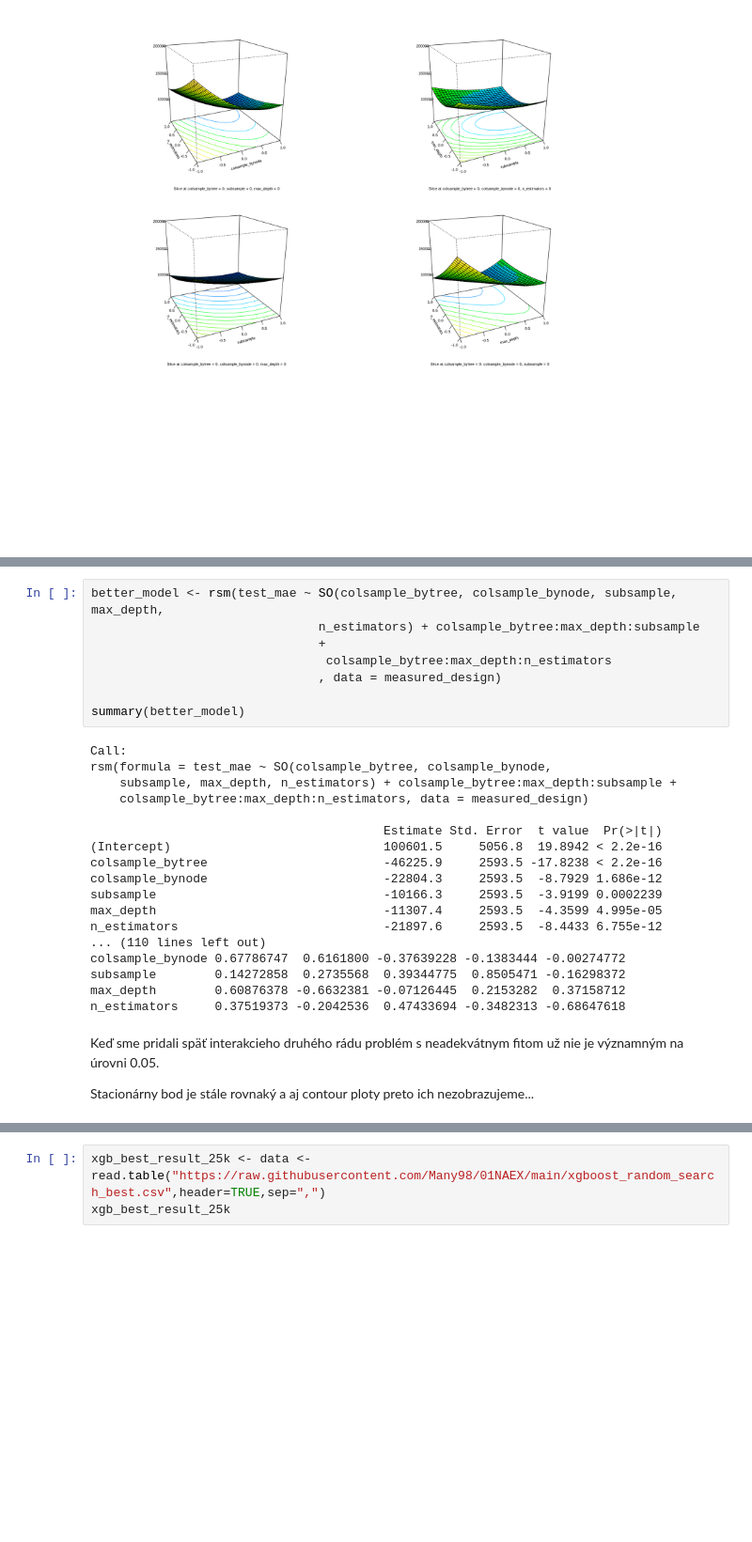
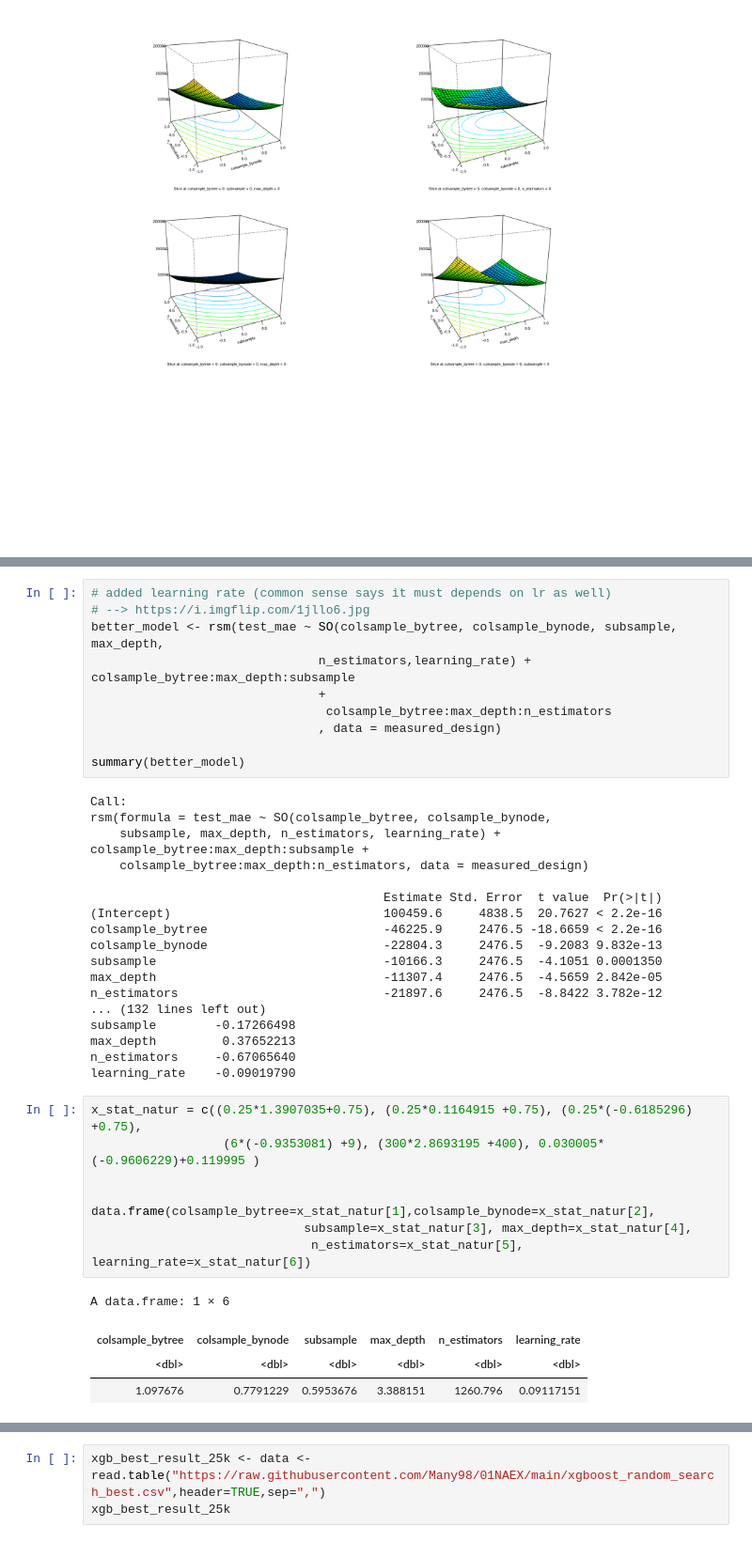
Before and after one commit to Many98/01NAEX, a Jupyter notebook: Protokol_EF.ipynb, the cells around one changed output, grey strips where cells are left out. Shown at 94% size. Cells and saved outputs as stored; diff of their text form; blank space fills up the shorter version.

```diff
--- a/Protokol_EF.ipynb
+++ b/Protokol_EF.ipynb
@@ -782,6 +822,8 @@ asdasd
 # %%
+# added learning rate (common sense says it must depends on lr as well)
+# --> https://i.imgflip.com/1jllo6.jpg
 better_model <- rsm(test_mae ~ SO(colsample_bytree, colsample_bynode, subsample, max_depth,
-                               n_estimators) + colsample_bytree:max_depth:subsample
+                               n_estimators,learning_rate) + colsample_bytree:max_depth:subsample
                                +
                                 colsample_bytree:max_depth:n_estimators
                                , data = measured_design)
@@ -790,22 +832,31 @@ summary(better_model)
 # %% [output]
 Call:
 rsm(formula = test_mae ~ SO(colsample_bytree, colsample_bynode,
-    subsample, max_depth, n_estimators) + colsample_bytree:max_depth:subsample +
+    subsample, max_depth, n_estimators, learning_rate) + colsample_bytree:max_depth:subsample +
     colsample_bytree:max_depth:n_estimators, data = measured_design)
 
                                         Estimate Std. Error  t value  Pr(>|t|)
-(Intercept)                             100601.5     5056.8  19.8942 < 2.2e-16
-colsample_bytree                        -46225.9     2593.5 -17.8238 < 2.2e-16
-colsample_bynode                        -22804.3     2593.5  -8.7929 1.686e-12
-subsample                               -10166.3     2593.5  -3.9199 0.0002239
-max_depth                               -11307.4     2593.5  -4.3599 4.995e-05
-n_estimators                            -21897.6     2593.5  -8.4433 6.755e-12
-... (110 lines left out)
-colsample_bynode 0.67786747  0.6161800 -0.37639228 -0.1383444 -0.00274772
-subsample        0.14272858  0.2735568  0.39344775  0.8505471 -0.16298372
-max_depth        0.60876378 -0.6632381 -0.07126445  0.2153282  0.37158712
-n_estimators     0.37519373 -0.2042536  0.47433694 -0.3482313 -0.68647618
+(Intercept)                             100459.6     4838.5  20.7627 < 2.2e-16
+colsample_bytree                        -46225.9     2476.5 -18.6659 < 2.2e-16
+colsample_bynode                        -22804.3     2476.5  -9.2083 9.832e-13
+subsample                               -10166.3     2476.5  -4.1051 0.0001350
+max_depth                               -11307.4     2476.5  -4.5659 2.842e-05
+n_estimators                            -21897.6     2476.5  -8.8422 3.782e-12
+... (132 lines left out)
+subsample        -0.17266498
+max_depth         0.37652213
+n_estimators     -0.67065640
+learning_rate    -0.09019790
-# %% [markdown]
-Keď sme pridali späť interakcieho druhého rádu problém s neadekvátnym fitom už nie je významným na úrovni 0.05.
-
-Stacionárny bod je stále rovnaký a aj contour ploty preto ich nezobrazujeme...
+# %%
+x_stat_natur = c((0.25*1.3907035+0.75), (0.25*0.1164915 +0.75), (0.25*(-0.6185296) +0.75),
+                  (6*(-0.9353081) +9), (300*2.8693195 +400), 0.030005*(-0.9606229)+0.119995 )
+
+
+data.frame(colsample_bytree=x_stat_natur[1],colsample_bynode=x_stat_natur[2],
+                             subsample=x_stat_natur[3], max_depth=x_stat_natur[4],
+                              n_estimators=x_stat_natur[5], learning_rate=x_stat_natur[6])
+# %% [output]
+A data.frame: 1 × 6
+| colsample_bytree | colsample_bynode | subsample | max_depth | n_estimators | learning_rate |
+| <dbl> | <dbl> | <dbl> | <dbl> | <dbl> | <dbl> |
+| 1.097676 | 0.7791229 | 0.5953676 | 3.388151 | 1260.796 | 0.09117151 |
```
Also changed, not shown: parts of 16 cells of this notebook.
